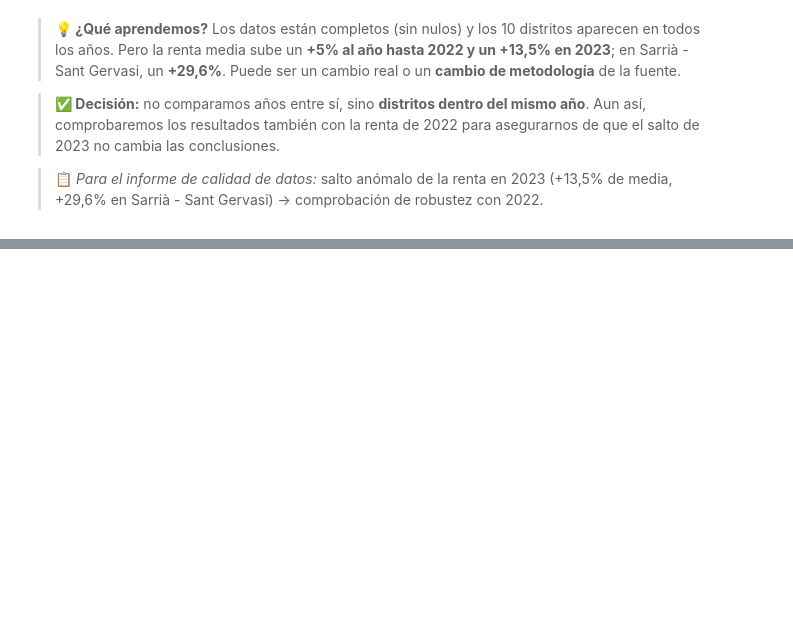
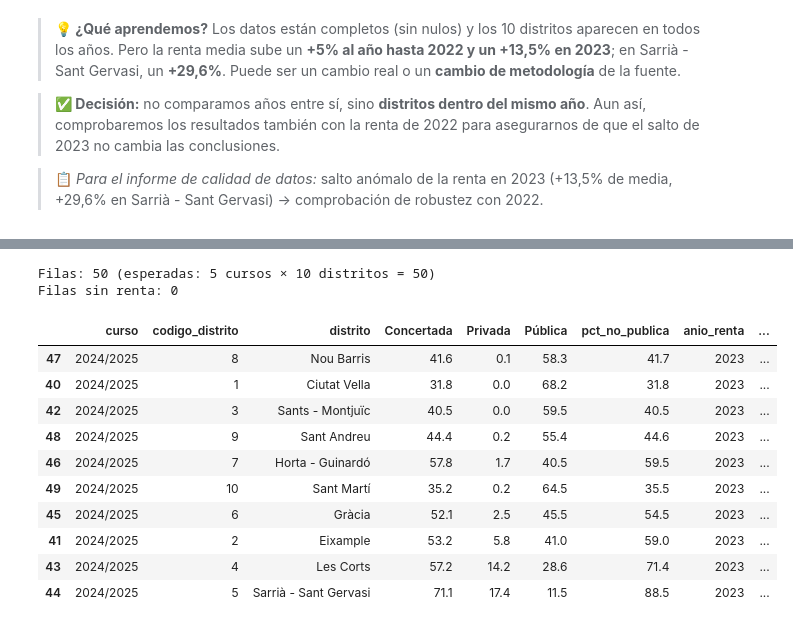
Before and after one commit to esrakesken/eda-educacion-barcelona, a Jupyter notebook: notebooks/01_eda_educacion_bcn.ipynb, the cells around one changed output, grey strips where cells are left out. Cells and saved outputs as stored; diff of their text form; code cells hidden in the pictures; blank space fills up the shorter version.

Commit message:
feat: merge de escuelas con renta por distrito

```diff
--- a/notebooks/01_eda_educacion_bcn.ipynb
+++ b/notebooks/01_eda_educacion_bcn.ipynb
@@ -1232,0 +1237,6 @@ dtype: float64
+# %%
+renta_distrito = (
+    renta.groupby(["Any", "Codi_Districte"], as_index=False)["Import_Euros"].mean()
+    .rename(columns={"Any": "anio_renta", "Codi_Districte": "codigo_distrito", "Import_Euros": "renta_media"})
+)
+renta_distrito.pivot(index="codigo_distrito", columns="anio_renta", values="renta_media").round(0)
@@ -1232,0 +1261,30 @@ dtype: float64
+# %%
+pct_tipo = pd.crosstab(
+    [df_limpio["curso"], df_limpio["codigo_distrito"], df_limpio["distrito"]],
+    df_limpio["tipo_centro"],
+    values=df_limpio["alumnos_total"],
+    aggfunc="sum",
+    normalize="index",
+).mul(100).reset_index()
+pct_tipo["pct_no_publica"] = pct_tipo["Concertada"] + pct_tipo["Privada"]
+pct_tipo["anio_renta"] = pct_tipo["curso"].str[:4].astype(int).clip(upper=max(ANIOS_RENTA))
+
+escuelas_renta = pct_tipo.merge(renta_distrito, on=["anio_renta", "codigo_distrito"], how="left", validate="many_to_one")
+
+print(f"Filas: {len(escuelas_renta)} (esperadas: 5 cursos × 10 distritos = 50)")
+print(f"Filas sin renta: {escuelas_renta['renta_media'].isnull().sum()}")
+escuelas_renta[escuelas_renta["curso"] == CURSO_ACTUAL].sort_values("renta_media").round(1)
+# %% [output]
+Filas: 50 (esperadas: 5 cursos × 10 distritos = 50)
+Filas sin renta: 0
+|  | curso | codigo_distrito | distrito | Concertada | Privada | Pública | pct_no_publica | anio_renta | ... |
+| 47 | 2024/2025 | 8 | Nou Barris | 41.6 | 0.1 | 58.3 | 41.7 | 2023 | ... |
+| 40 | 2024/2025 | 1 | Ciutat Vella | 31.8 | 0.0 | 68.2 | 31.8 | 2023 | ... |
+| 42 | 2024/2025 | 3 | Sants - Montjuïc | 40.5 | 0.0 | 59.5 | 40.5 | 2023 | ... |
+| 48 | 2024/2025 | 9 | Sant Andreu | 44.4 | 0.2 | 55.4 | 44.6 | 2023 | ... |
+| 46 | 2024/2025 | 7 | Horta - Guinardó | 57.8 | 1.7 | 40.5 | 59.5 | 2023 | ... |
+| 49 | 2024/2025 | 10 | Sant Martí | 35.2 | 0.2 | 64.5 | 35.5 | 2023 | ... |
+| 45 | 2024/2025 | 6 | Gràcia | 52.1 | 2.5 | 45.5 | 54.5 | 2023 | ... |
+| 41 | 2024/2025 | 2 | Eixample | 53.2 | 5.8 | 41.0 | 59.0 | 2023 | ... |
+| 43 | 2024/2025 | 4 | Les Corts | 57.2 | 14.2 | 28.6 | 71.4 | 2023 | ... |
+| 44 | 2024/2025 | 5 | Sarrià - Sant Gervasi | 71.1 | 17.4 | 11.5 | 88.5 | 2023 | ... |
```
Also changed, not shown: parts of 3 cells of this notebook.
